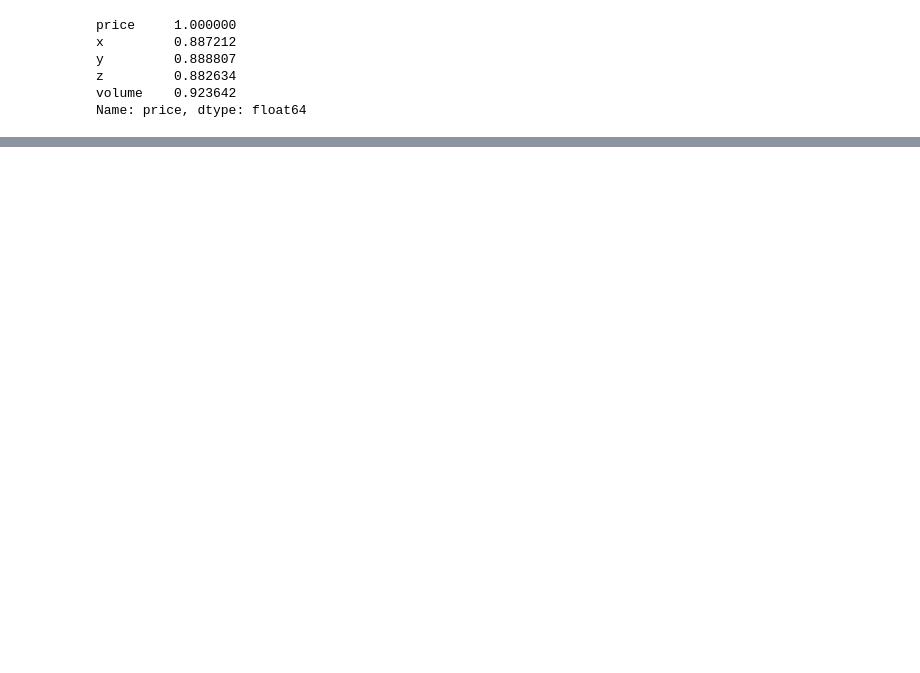
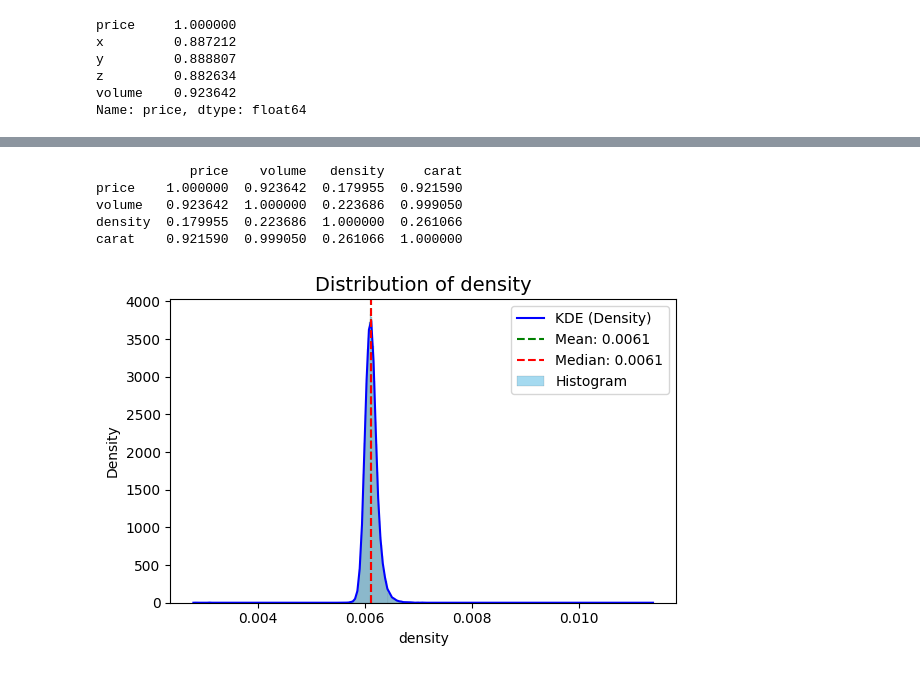
Before and after one commit to QuachGHuy/polynomial-ridge-regression-diamond-prices, a Jupyter notebook: notebook/experiment.ipynb, the cells around one changed output, grey strips where cells are left out. Cells and saved outputs as stored; diff of their text form; code cells hidden in the pictures; blank space fills up the shorter version.

```diff
--- a/notebook/experiment.ipynb
+++ b/notebook/experiment.ipynb
@@ -284,2 +333,33 @@ Name: price, dtype: float64
+# %%
+df_poly["density"] = df_poly["carat"] / df_poly["volume"]
+cols_to_check = ["price", "volume", "density", "carat"]
+print(df_poly[cols_to_check].corr())
+df_poly = df_poly.drop(columns=["volume"])
+# %% [output]
+            price    volume   density     carat
+price    1.000000  0.923642  0.179955  0.921590
+volume   0.923642  1.000000  0.223686  0.999050
+density  0.179955  0.223686  1.000000  0.261066
+carat    0.921590  0.999050  0.261066  1.000000
+# %%
+feature = "density"
+
+plt.figure(figsize=(6, 4))
+mean_val = df_poly[f"{feature}"].mean()
+median_val = df_poly[f"{feature}"].median()
+
+sns.histplot(data=df_poly, x=feature, color="skyblue", stat="density", label="Histogram")
+sns.kdeplot(data=df_poly, x=feature, color="blue", linewidth="1.5", label="KDE (Density)")
+plt.axvline(mean_val, linestyle="--", color="green", label=f"Mean: {mean_val:.4f}")
+plt.axvline(median_val, linestyle="--", color="red", label=f"Median: {median_val:.4f}")
+
+plt.title(f"Distribution of {feature}", fontsize=14)
+plt.legend(loc="upper right")
+plt.xlabel(xlabel=f"{feature}")
+
+plt.tight_layout()
+plt.show()
+# %% [output]
+[figure, added]
 # %%
 # Log transform for right skewed data
```
Also changed, not shown: parts of 50 cells of this notebook.
